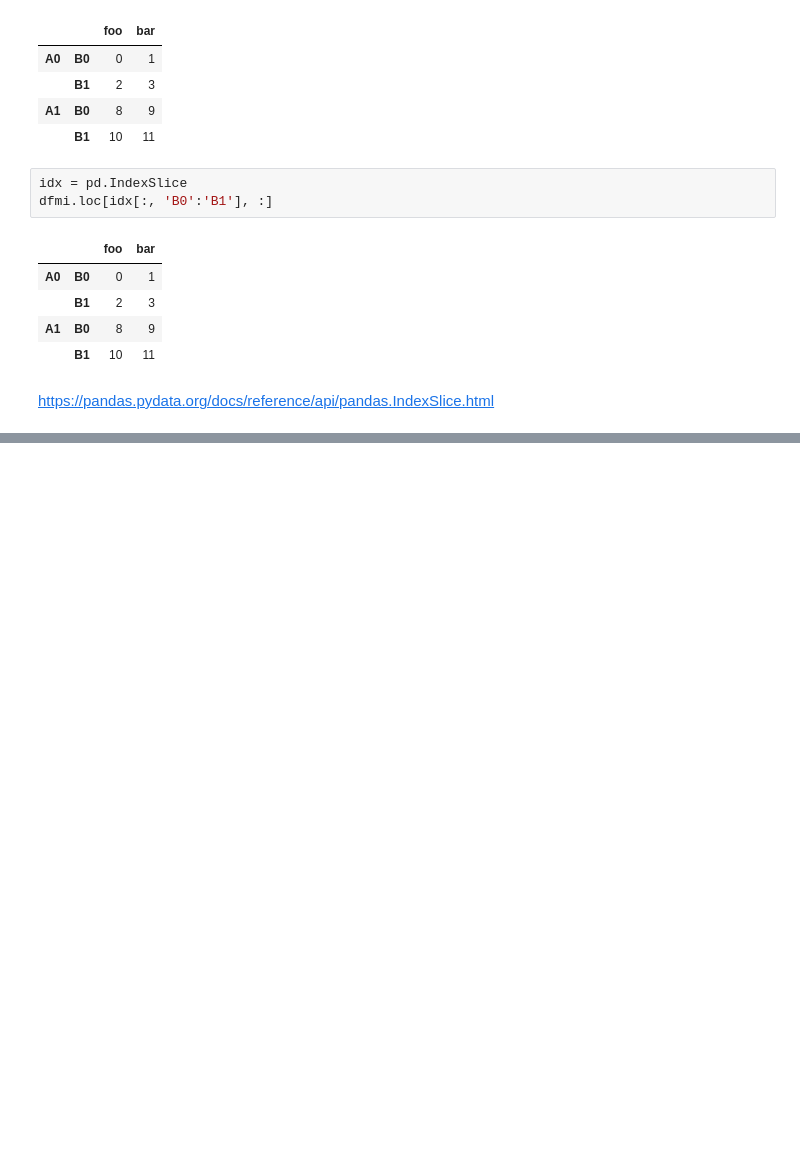
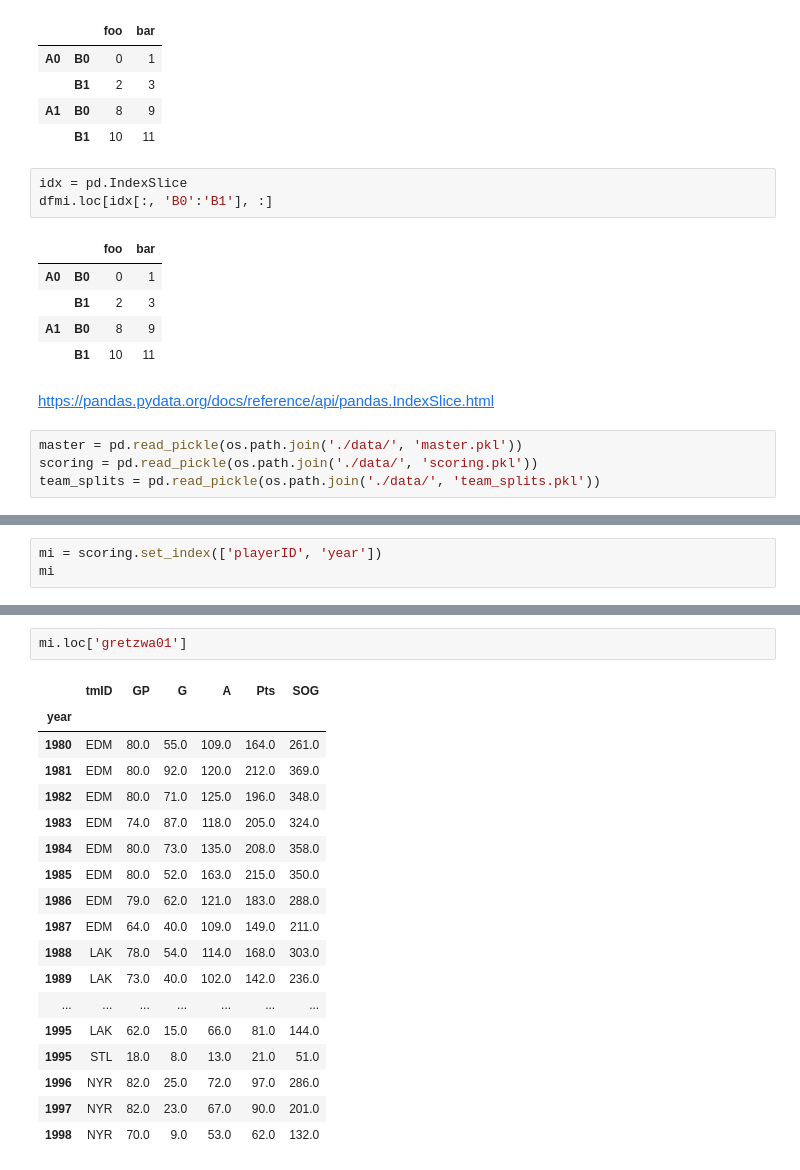
Before and after one commit to yaowenqiang/panda_playbook, a Jupyter notebook: advanced_pandas.ipynb, the cells around one changed output, grey strips where cells are left out. Saved outputs shown, nothing was run; the diff lists cells and outputs as text; blank space fills up the shorter version.

Commit message:
add more multi index demo

```diff
--- a/advanced_pandas.ipynb
+++ b/advanced_pandas.ipynb
@@ -1179,3 +1179,7 @@ dfmi.loc[idx[:, 'B0':'B1'], :]
 |  | B1 | 10 | 11 |
 # %% [markdown]
 https://pandas.pydata.org/docs/reference/api/pandas.IndexSlice.html
+# %%
+master = pd.read_pickle(os.path.join('./data/', 'master.pkl'))
+scoring = pd.read_pickle(os.path.join('./data/', 'scoring.pkl'))
+team_splits = pd.read_pickle(os.path.join('./data/', 'team_splits.pkl'))
@@ -1181,0 +1195,3 @@ https://pandas.pydata.org/docs/reference/api/pandas.IndexSlice.html
+# %%
+mi = scoring.set_index(['playerID', 'year'])
+mi
@@ -1181,0 +1287,21 @@ https://pandas.pydata.org/docs/reference/api/pandas.IndexSlice.html
+# %%
+mi.loc['gretzwa01']
+# %% [output]
+|  | tmID | GP | G | A | Pts | SOG |
+| year |  |  |  |  |  |  |
+| 1980 | EDM | 80.0 | 55.0 | 109.0 | 164.0 | 261.0 |
+| 1981 | EDM | 80.0 | 92.0 | 120.0 | 212.0 | 369.0 |
+| 1982 | EDM | 80.0 | 71.0 | 125.0 | 196.0 | 348.0 |
+| 1983 | EDM | 74.0 | 87.0 | 118.0 | 205.0 | 324.0 |
+| 1984 | EDM | 80.0 | 73.0 | 135.0 | 208.0 | 358.0 |
+| 1985 | EDM | 80.0 | 52.0 | 163.0 | 215.0 | 350.0 |
+| 1986 | EDM | 79.0 | 62.0 | 121.0 | 183.0 | 288.0 |
+| 1987 | EDM | 64.0 | 40.0 | 109.0 | 149.0 | 211.0 |
+| 1988 | LAK | 78.0 | 54.0 | 114.0 | 168.0 | 303.0 |
+| 1989 | LAK | 73.0 | 40.0 | 102.0 | 142.0 | 236.0 |
+| ... | ... | ... | ... | ... | ... | ... |
+| 1995 | LAK | 62.0 | 15.0 | 66.0 | 81.0 | 144.0 |
+| 1995 | STL | 18.0 | 8.0 | 13.0 | 21.0 | 51.0 |
+| 1996 | NYR | 82.0 | 25.0 | 72.0 | 97.0 | 286.0 |
+| 1997 | NYR | 82.0 | 23.0 | 67.0 | 90.0 | 201.0 |
+| 1998 | NYR | 70.0 | 9.0 | 53.0 | 62.0 | 132.0 |
```
Also changed, not shown: parts of 24 cells of this notebook.
